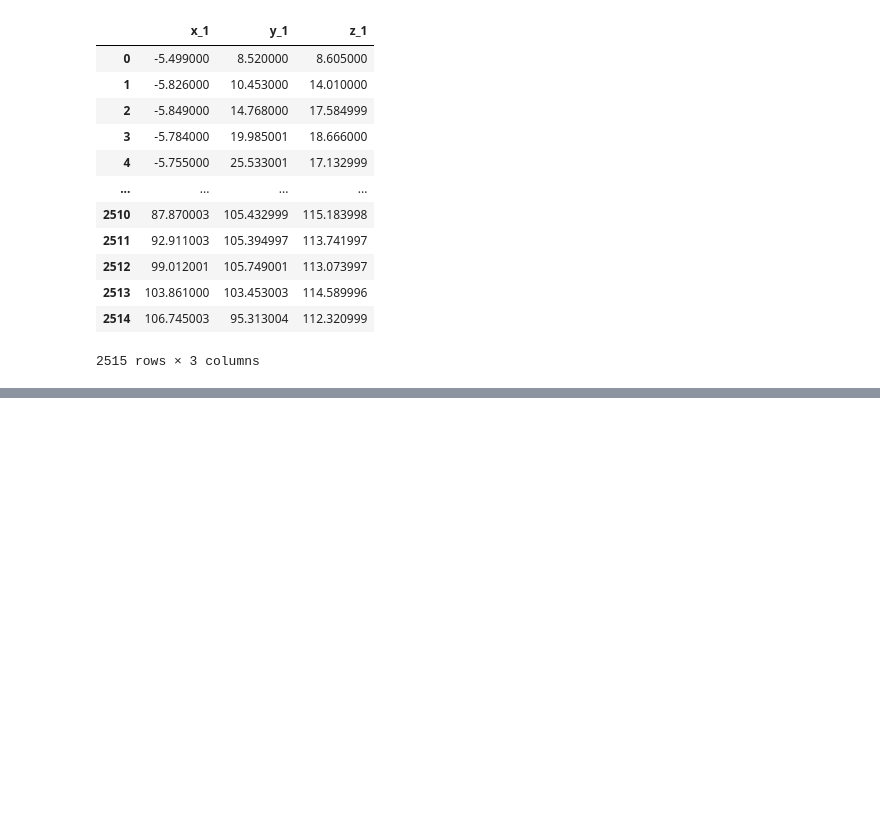
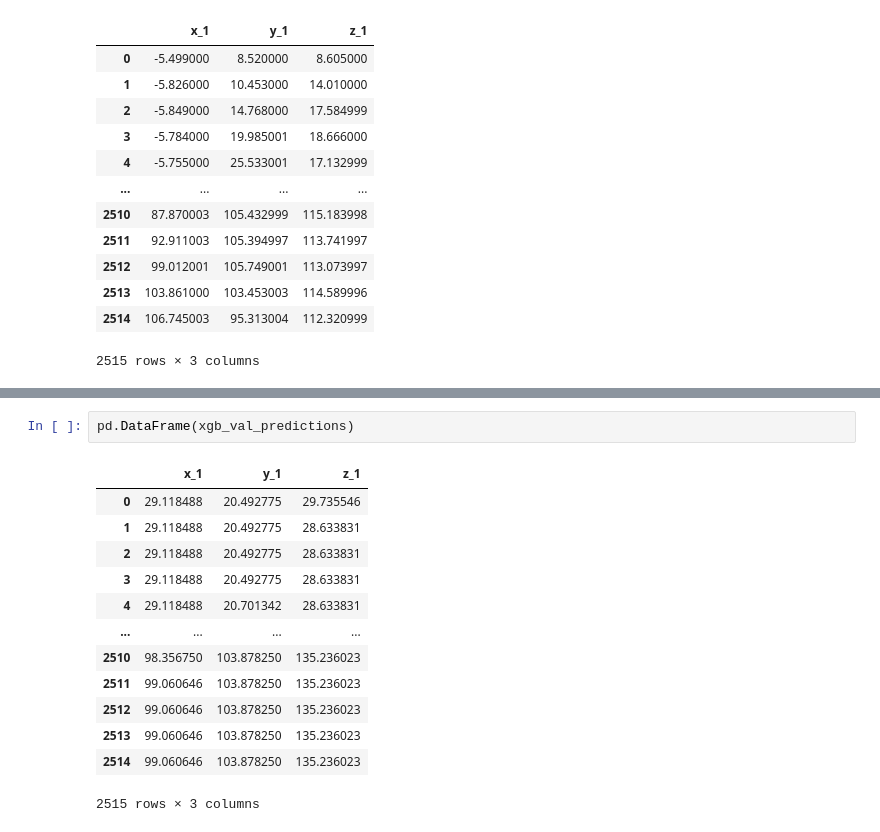
Before and after one commit to achen004/Stanford-RNA-3D-Folding-Structure-Prediction, a Jupyter notebook: rna-sequence-modeling.ipynb, the cells around one changed output, grey strips where cells are left out. Saved outputs shown, nothing was run; the diff lists cells and outputs as text; blank space fills up the shorter version.

```diff
--- a/rna-sequence-modeling.ipynb
+++ b/rna-sequence-modeling.ipynb
@@ -448 +479,17 @@ pd.DataFrame(validation_predictions)
 2515 rows × 3 columns
+# %%
+pd.DataFrame(xgb_val_predictions)
+# %% [output]
+|  | x_1 | y_1 | z_1 |
+| 0 | 29.118488 | 20.492775 | 29.735546 |
+| 1 | 29.118488 | 20.492775 | 28.633831 |
+| 2 | 29.118488 | 20.492775 | 28.633831 |
+| 3 | 29.118488 | 20.492775 | 28.633831 |
+| 4 | 29.118488 | 20.701342 | 28.633831 |
+| ... | ... | ... | ... |
+| 2510 | 98.356750 | 103.878250 | 135.236023 |
+| 2511 | 99.060646 | 103.878250 | 135.236023 |
+| 2512 | 99.060646 | 103.878250 | 135.236023 |
+| 2513 | 99.060646 | 103.878250 | 135.236023 |
+| 2514 | 99.060646 | 103.878250 | 135.236023 |
+2515 rows × 3 columns
```
Also changed, not shown: parts of 14 cells of this notebook.
